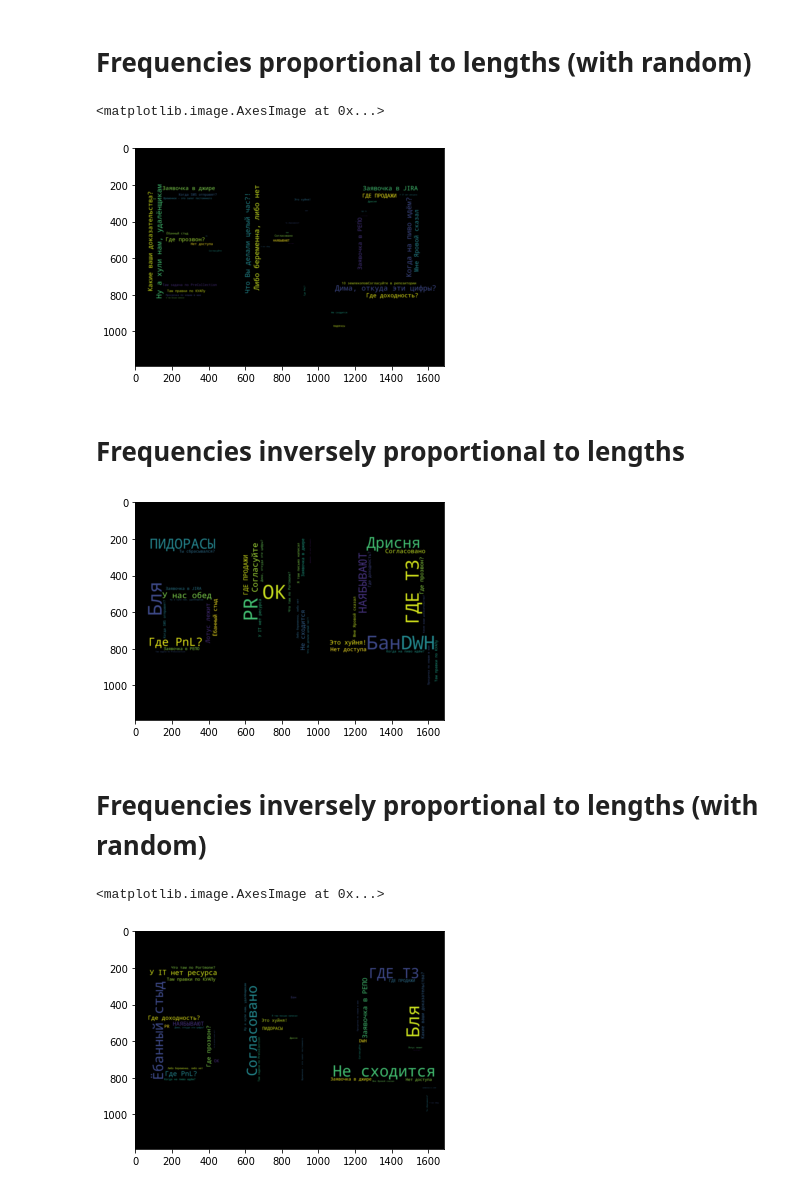
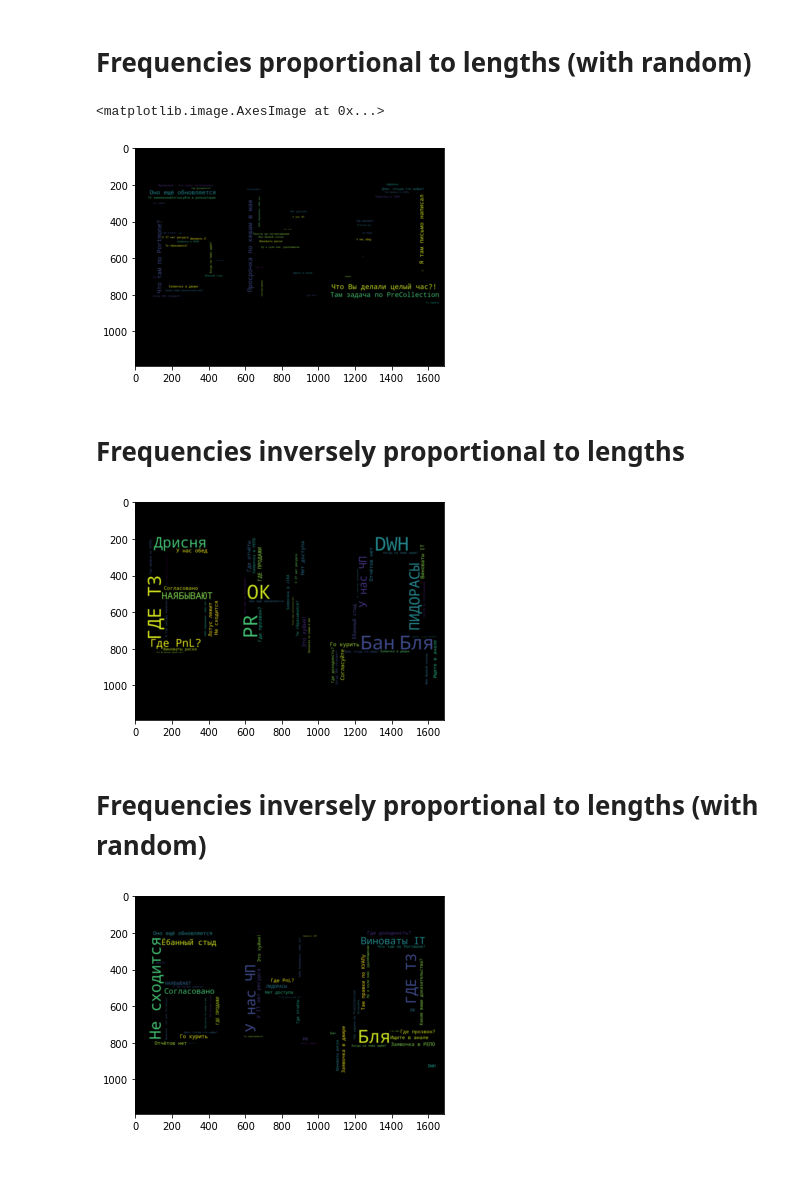
Before and after one commit to saloedov/bcd_farewell_project, a Jupyter notebook: main.ipynb, the cells around one changed output. Drawn from its saved outputs; the diff is of its cells as text; code cells hidden in the pictures.

Commit message:
added another bunch of texts added SVG caching for some use cases!

```diff
--- a/main.ipynb
+++ b/main.ipynb
@@ -47,13 +47,15 @@ texts = [
     'Дрисня',
     'Ну а хули нам, удалёнщикам',
     'Это хуйня!',
-    '',
-    '',
-    '',
-    '',
-    '',
-    '',
-    '',
+    'Виноваты риски',
+    'Виноваты IT',
+    'У нас ЧП',
+    'Отчётов нет',
+    'Оно ещё обновляется',
+    'Где отчёты',
+    'Ищите в анале',
+    'Тексты на согласовании',
+    'Го курить',
     '',
     '',
     '',
@@ -102,7 +104,7 @@ plt.imshow(wc.generate_from_frequencies({t: len(t) for t in texts}).recolor(rand
 plt.imshow(wc.generate_from_frequencies({t: len(t)*rs.random() for t in texts}).recolor(random_state=state), interpolation="bilinear")
 # %% [output]
 <matplotlib.image.AxesImage at 0x...>
-[figure, old version]
+[figure, new version]
 # %% [markdown]
 # Frequencies inversely proportional to lengths
 # %%
@@ -113,13 +115,16 @@ with open('main.svg', 'wb') as f:
     f.write(wc.generate_from_frequencies({t: max(map(len, texts)) - len(t) for t in texts}).recolor(
         random_state=state).to_svg().encode('utf8'))
 # %% [output]
-[figure, old version]
+[figure, new version]
 # %% [markdown]
 # Frequencies inversely proportional to lengths (with random)
 # %%
 rs = np.random.RandomState(state)
 plt.imshow(wc.generate_from_frequencies({t: (max(map(len, texts)) - len(t)) * rs.random() for t in texts}).recolor(
     random_state=state), interpolation="bilinear")
+
+with open('main_w_random.svg', 'wb') as f:
+    f.write(wc.generate_from_frequencies({t: max(map(len, texts)) - len(t) for t in texts}).recolor(
+        random_state=state).to_svg().encode('utf8'))
 # %% [output]
-<matplotlib.image.AxesImage at 0x...>
-[figure, old version]
+[figure, new version]
```
Also changed, not shown: parts of 3 cells of this notebook, 2 other files.
